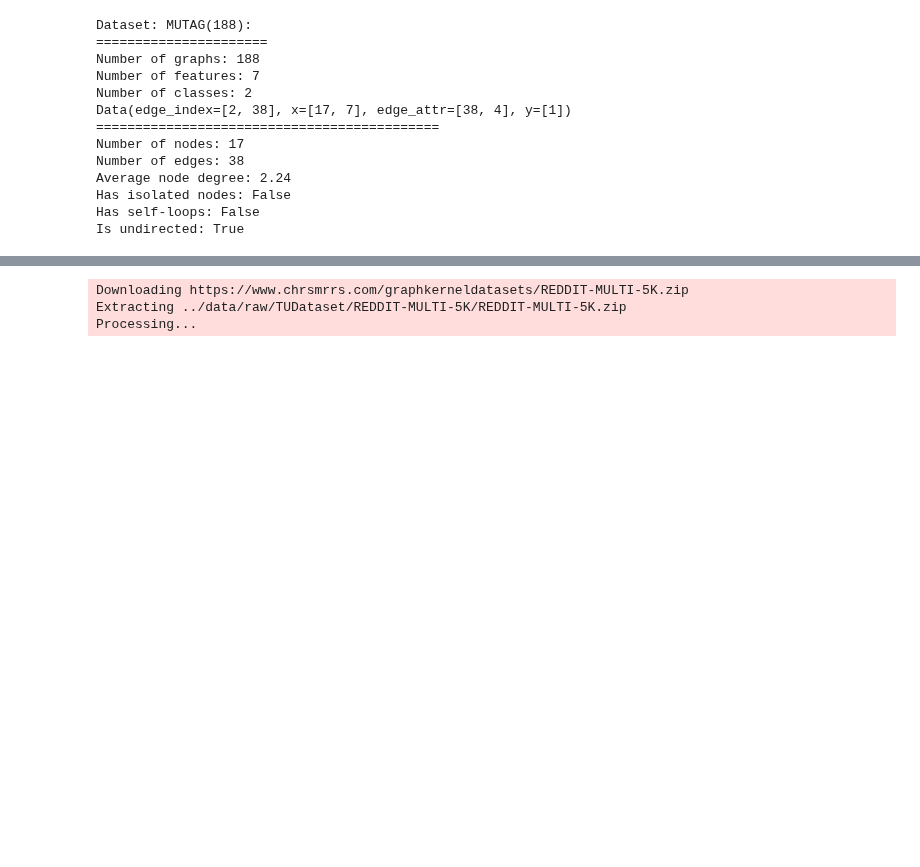
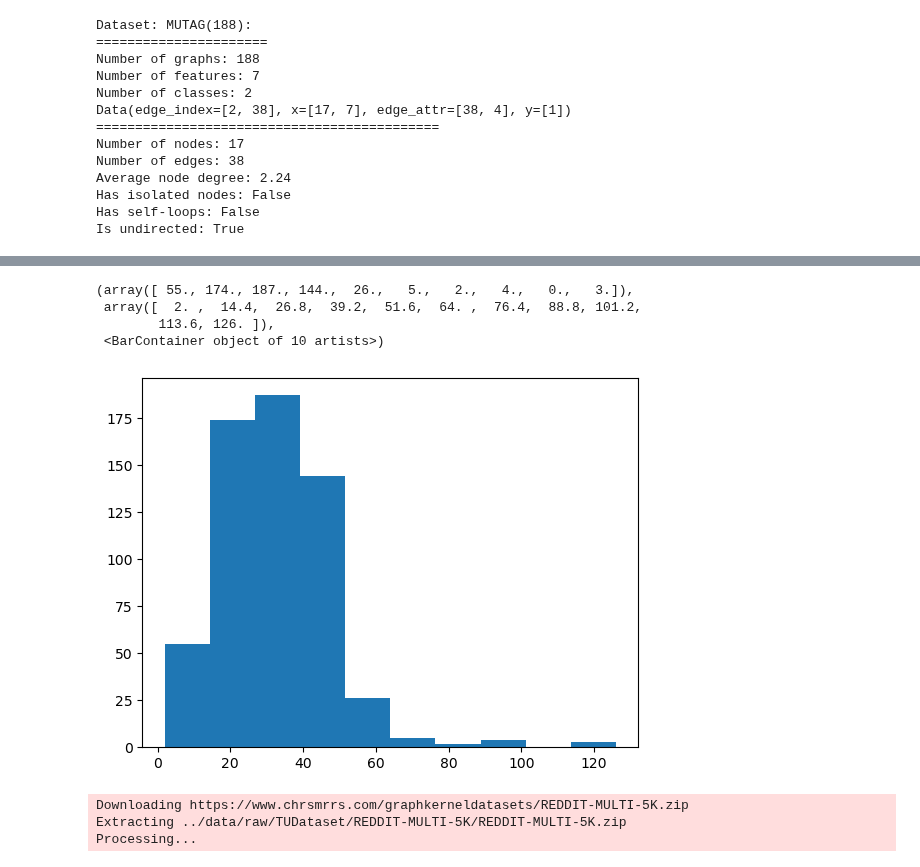
Before and after one commit to Barry0121/graph-neural-net-benchmark, a Jupyter notebook: notebooks/download_dataset.ipynb, the cells around one changed output, grey strips where cells are left out. Saved outputs shown, nothing was run; the diff lists cells and outputs as text; code cells hidden in the pictures; blank space fills up the shorter version.

```diff
--- a/notebooks/download_dataset.ipynb
+++ b/notebooks/download_dataset.ipynb
@@ -134,3 +138,13 @@ Done!
+# %%
+res = [data.num_nodes for data in dataset]
+import matplotlib.pyplot as plt
+plt.hist(res)
+# %% [output]
+(array([ 55., 174., 187., 144.,  26.,   5.,   2.,   4.,   0.,   3.]),
+ array([  2. ,  14.4,  26.8,  39.2,  51.6,  64. ,  76.4,  88.8, 101.2,
+        113.6, 126. ]),
+ <BarContainer object of 10 artists>)
+[figure, added]
 # %%
 """
 Reddit 5000 graphs
```
Also changed, not shown: parts of 5 cells of this notebook, 3 other files.
